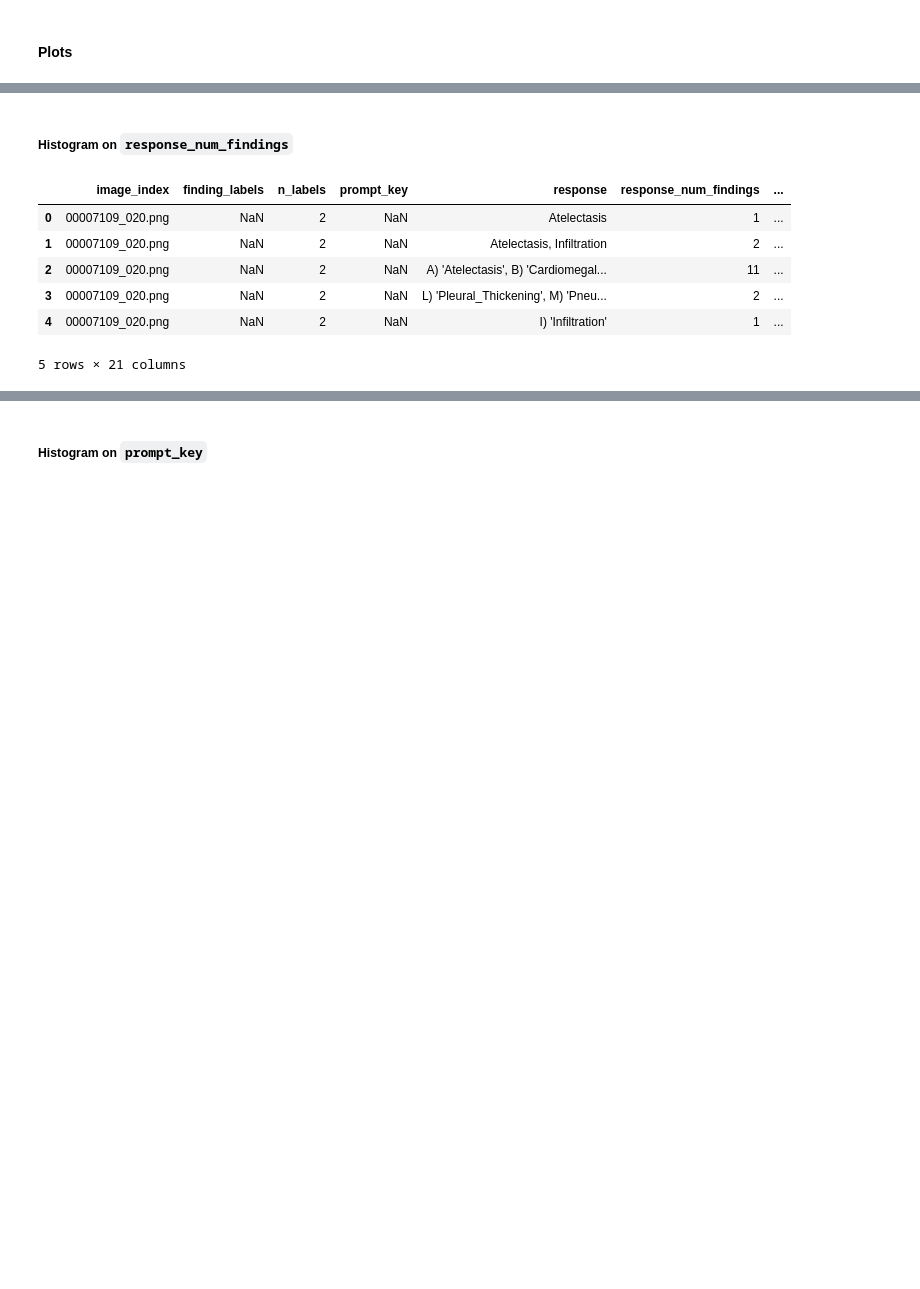
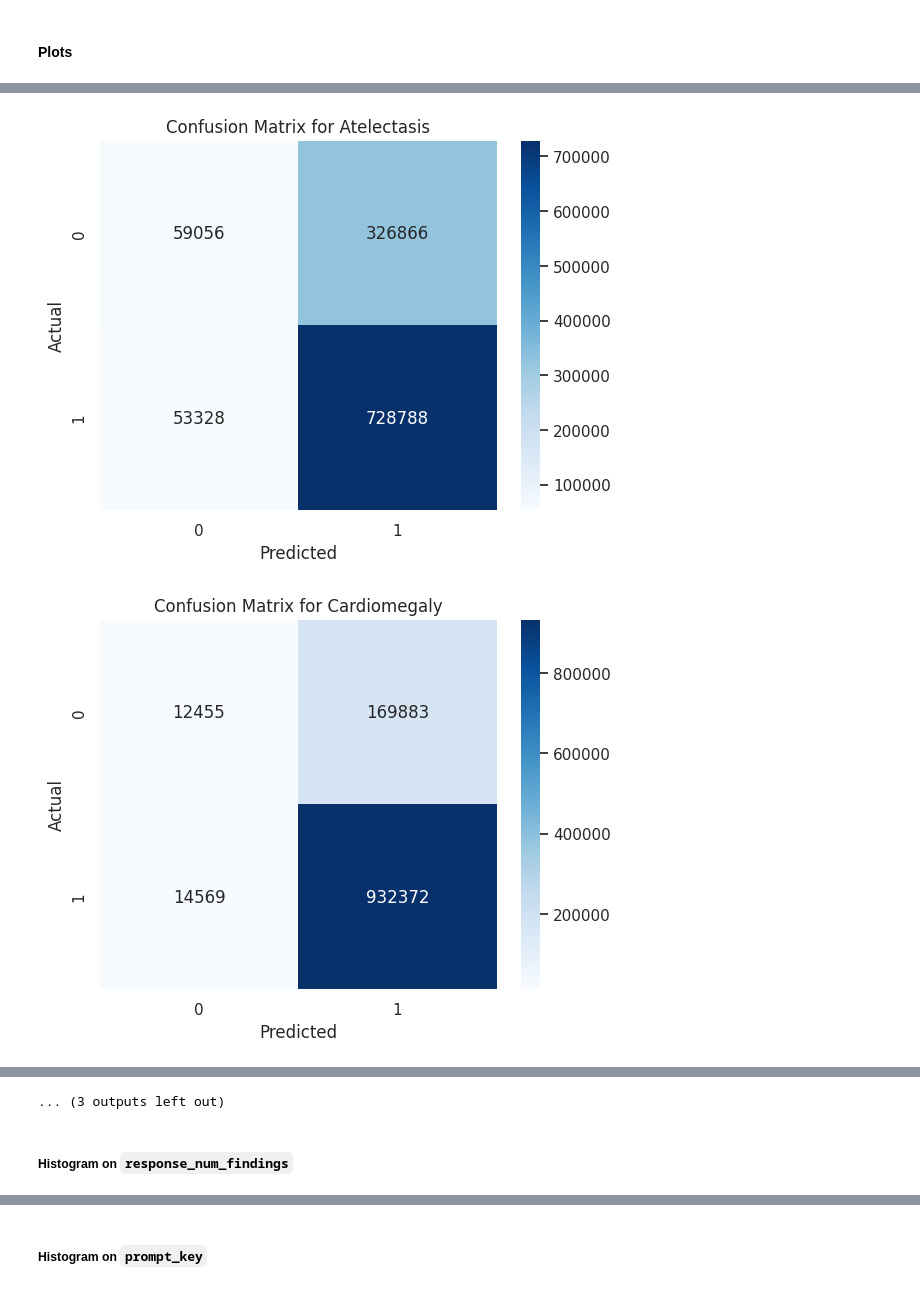
Before and after one commit to mark-rustad/CheXagent, a Jupyter notebook: get_started.ipynb, the cells around one changed output, grey strips where cells are left out. Cells and saved outputs as stored; diff of their text form; code cells hidden in the pictures; blank space fills up the shorter version.

```diff
--- a/get_started.ipynb
+++ b/get_started.ipynb
@@ -239,8 +226,12 @@ results["false_negatives_len"] = results["false_negatives"].transform(len)
 results["accuracy"] = (results["true_positives_len"] + results["true_negatives_len"]) / 15
 results["recall"] = results["true_positives_len"] / (results["true_positives_len"] + results["false_negatives_len"])
 results["precision"] = results["true_positives_len"] / (results["true_positives_len"] + results["false_positives_len"])
-results["f1"] = (2 * ((results["precision"] * results["recall"]) / (results["precision"] + results["recall"]))).fillna(0.)
-results["specificity"] = results["true_negatives_len"] / (results["true_negatives_len"] + results["false_positives_len"])
+results["f1"] = (2 * ((results["precision"] * results["recall"]) / (results["precision"] + results["recall"]))).fillna(
+    0.0
+)
+results["specificity"] = results["true_negatives_len"] / (
+    results["true_negatives_len"] + results["false_positives_len"]
+)
 
 disp_df(results)
 # %% [output]
@@ -299,0 +474,20 @@ dtype: object
+# %%
+conf_matrices = {label: {"TP": 0, "FP": 0, "TN": 0, "FN": 0} for label in classes}
+
+
+def update_conf_matrix(row, label):
+    if label in row["true_positives"]:
+        conf_matrices[label]["TP"] += 1
+    if label in row["false_positives"]:
+        conf_matrices[label]["FP"] += 1
+    if label in row["true_negatives"]:
+        conf_matrices[label]["TN"] += 1
+    if label in row["false_negatives"]:
+        conf_matrices[label]["FN"] += 1
+
+
+for label in classes:
+    results.apply(lambda row: update_conf_matrix(row, label), axis=1)
+
+
+conf_matrices
@@ -299,0 +510,13 @@ dtype: object
+# %%
+sns.set_theme(style="white")
+
+for label, matrix in conf_matrices.items():
+    cm = np.array([[matrix["TP"], matrix["FP"]], [matrix["FN"], matrix["TN"]]])
+    sns.heatmap(cm, annot=True, fmt="d", cmap="Blues")
+    plt.title(f"Confusion Matrix for {label}")
+    plt.xlabel("Predicted")
+    plt.ylabel("Actual")
+    plt.show()
+# %% [output]
+[figure, added]
+[figure, added]
@@ -300,15 +533,6 @@ dtype: object
+... (3 outputs left out)
 # %% [markdown]
 ##### Histogram on `response_num_findings`
-# %%
-results.head()
-# %% [output]
-|  | image_index | finding_labels | n_labels | prompt_key | response | response_num_findings | ... |
-| 0 | 00007109_020.png | NaN | 2 | NaN | Atelectasis | 1 | ... |
-| 1 | 00007109_020.png | NaN | 2 | NaN | Atelectasis, Infiltration | 2 | ... |
-| 2 | 00007109_020.png | NaN | 2 | NaN | A) 'Atelectasis', B) 'Cardiomegal... | 11 | ... |
-| 3 | 00007109_020.png | NaN | 2 | NaN | L) 'Pleural_Thickening', M) 'Pneu... | 2 | ... |
-| 4 | 00007109_020.png | NaN | 2 | NaN | I) 'Infiltration' | 1 | ... |
-5 rows × 21 columns
 # %%
 sns.set_theme(context="notebook", style="darkgrid", font_scale=1.15)
 
```
Also changed, not shown: parts of 40 cells of this notebook.
